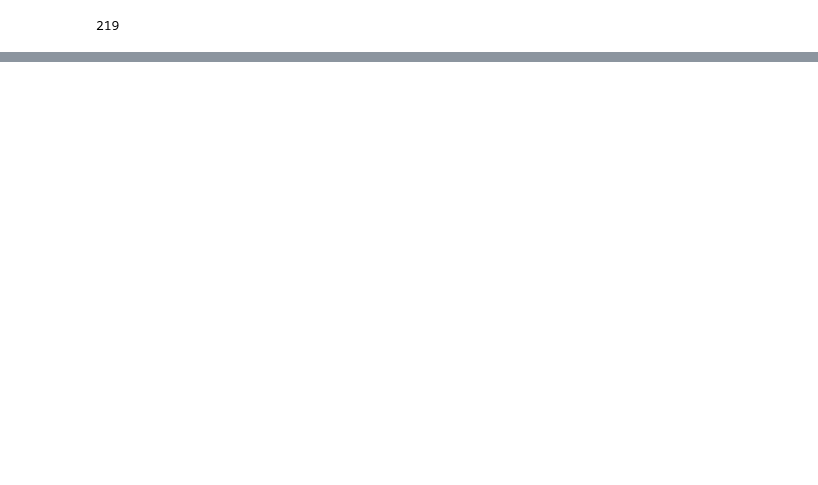
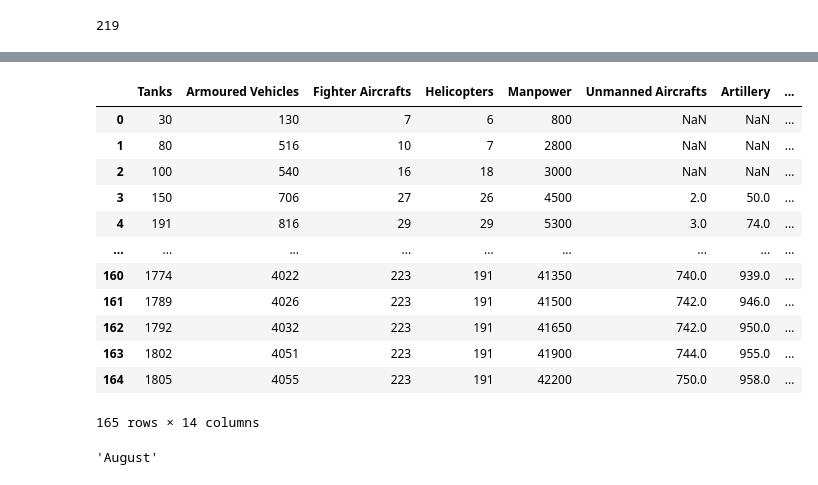
Before and after one commit to oleheyko/russian_loss, a Jupyter notebook: russian_loss2.ipynb, the cells around one changed output, grey strips where cells are left out. Saved outputs shown, nothing was run; the diff lists cells and outputs as text; code cells hidden in the pictures; blank space fills up the shorter version.

```diff
--- a/russian_loss2.ipynb
+++ b/russian_loss2.ipynb
@@ -535,0 +556,20 @@ pd.to_datetime("today").dayofyear
+# %%
+df
+# %% [output]
+|  | Tanks | Armoured Vehicles | Fighter Aircrafts | Helicopters | Manpower | Unmanned Aircrafts | Artillery | ... |
+| 0 | 30 | 130 | 7 | 6 | 800 | NaN | NaN | ... |
+| 1 | 80 | 516 | 10 | 7 | 2800 | NaN | NaN | ... |
+| 2 | 100 | 540 | 16 | 18 | 3000 | NaN | NaN | ... |
+| 3 | 150 | 706 | 27 | 26 | 4500 | 2.0 | 50.0 | ... |
+| 4 | 191 | 816 | 29 | 29 | 5300 | 3.0 | 74.0 | ... |
+| ... | ... | ... | ... | ... | ... | ... | ... | ... |
+| 160 | 1774 | 4022 | 223 | 191 | 41350 | 740.0 | 939.0 | ... |
+| 161 | 1789 | 4026 | 223 | 191 | 41500 | 742.0 | 946.0 | ... |
+| 162 | 1792 | 4032 | 223 | 191 | 41650 | 742.0 | 950.0 | ... |
+| 163 | 1802 | 4051 | 223 | 191 | 41900 | 744.0 | 955.0 | ... |
+| 164 | 1805 | 4055 | 223 | 191 | 42200 | 750.0 | 958.0 | ... |
+165 rows × 14 columns
+# %%
+df.iloc[-1]['Date'].month_name()
+# %% [output]
+'August'
```
Also changed, not shown: parts of 5 cells of this notebook, 3 other files.
